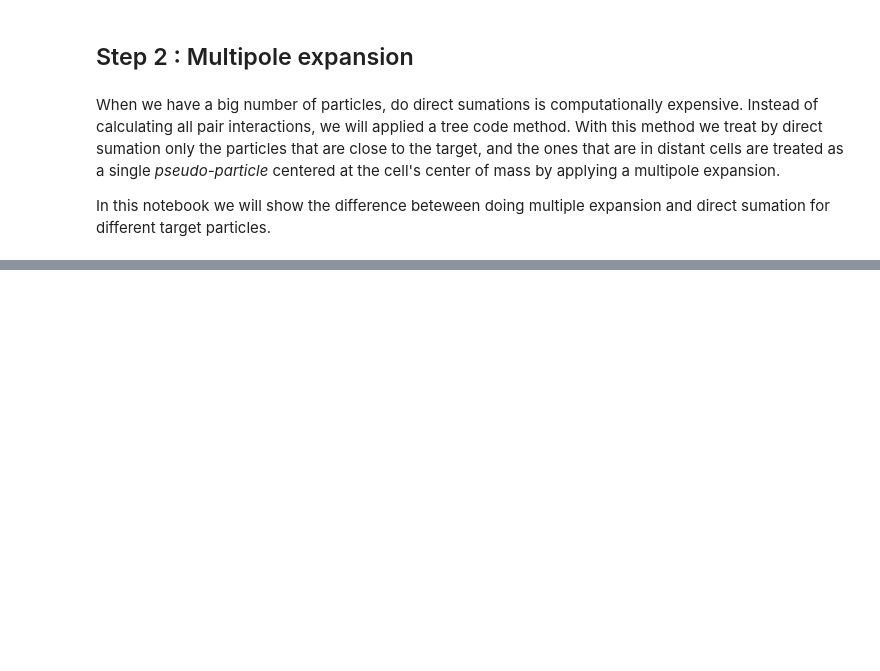
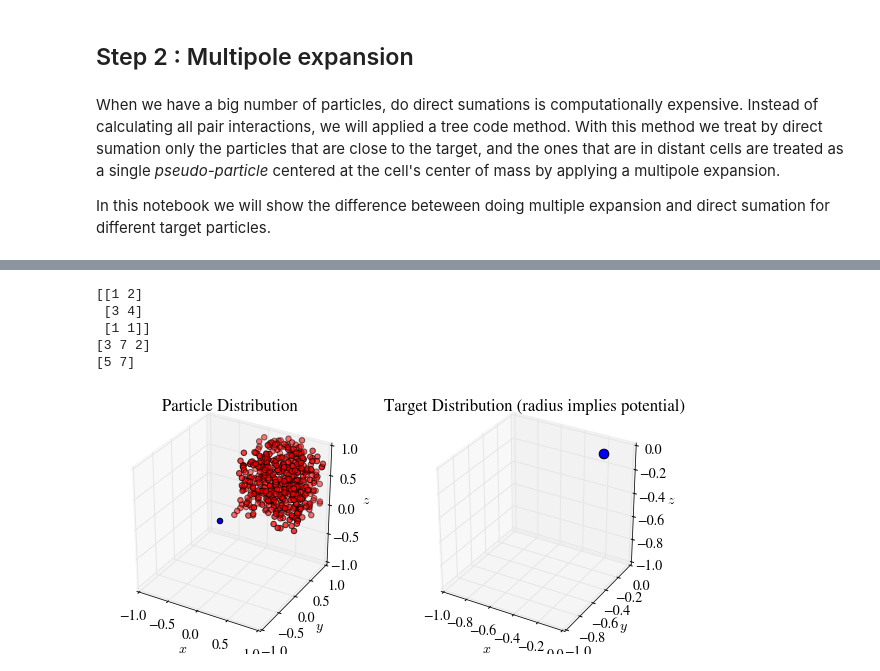
Before and after one commit to ncclementi/learning_treecode, a Jupyter notebook: Step-2_Multipole_expansion_P2M.ipynb, the cells around one changed output, grey strips where cells are left out. Saved outputs shown, nothing was run; the diff lists cells and outputs as text; code cells hidden in the pictures; blank space fills up the shorter version.

```diff
--- a/Step-2_Multipole_expansion_P2M.ipynb
+++ b/Step-2_Multipole_expansion_P2M.ipynb
@@ -80,11 +80,11 @@ rcParams['figure.dpi'] = 100
 rcParams['font.size'] = 14
 rcParams['font.family'] = 'StixGeneral'
 # %%
-n = 50     # number of particles
+n = 500     # number of particles
 m = 1./n    # mass
 
-# initialize sources and targets
+# initialize sources and target
 source_coords = numpy.random.random((n, 3)).tolist()
-target_coords = (-numpy.random.random((n, 3))).tolist()
+target_coords = (-numpy.random.random((3))).tolist()
 sources = [ Particle(coord, m=m) for coord in source_coords ]
-targets = [ Particle(coord, m=m) for coord in target_coords ]
+target =  Particle(target_coords, m=m)
@@ -91,2 +97,19 @@ targets = [ Particle(coord, m=m) for coord in target_coords ]
 # %%
 center = Point([0.5, 0.5, 0.5])
+# %%
+#to understand how we sum along an axis
+
+arr = numpy.array([[1, 2], [3, 4], [1, 1]])
+#print(numpy.shape(arr))
+arr_sum = numpy.sum(arr[:], axis=1)
+arr_sum0 = numpy.sum(arr[:], axis=0)
+
+print(arr)
+print(arr_sum)
+print(arr_sum0)
+# %% [output]
+[[1 2]
+ [3 4]
+ [1 1]]
+[3 7 2]
+[5 7]
@@ -92,0 +149,2 @@ center = Point([0.5, 0.5, 0.5])
+# %%
+multipole = P2M(sources, center)
@@ -92,0 +182,34 @@ center = Point([0.5, 0.5, 0.5])
+# %%
+phi_multi = eval_potential(target, multipole, center)
+# %%
+# plot spatial particle distribution
+fig = pyplot.figure(figsize=(10,4.5))
+# left plot
+ax = fig.add_subplot(1,2,1, projection='3d')
+ax.scatter(target.x, target.y, target.z, s=30, c='b')
+ax.scatter([source.x for source in sources],
+           [source.y for source in sources],
+           [source.z for source in sources], s=30, c='r')
+
+ax.scatter(center.x, center.y, center.z, s=30, c='g')
+
+ax.set_xlim3d(-1,1)
+ax.set_ylim3d(-1,1)
+ax.set_zlim3d(-1,1)
+ax.set_xlabel(r'$x$')
+ax.set_ylabel(r'$y$')
+ax.set_zlabel(r'$z$')
+ax.set_title('Particle Distribution')
+# right plot
+ax = fig.add_subplot(1,2,2, projection='3d')
+scale = 100   # scale for dot size in scatter plot
+ax.scatter(target.x, target.y, target.z, s=phi_multi*scale, c='b')
+ax.set_xlim3d(-1,0)
+ax.set_ylim3d(-1,0)
+ax.set_zlim3d(-1,0)
+ax.set_xlabel('$x$')
+ax.set_ylabel('$y$')
+ax.set_zlabel('$z$')
+ax.set_title('Target Distribution (radius implies potential)');
+# %% [output]
+[figure, added]
```
Also changed, not shown: parts of 7 cells of this notebook.
